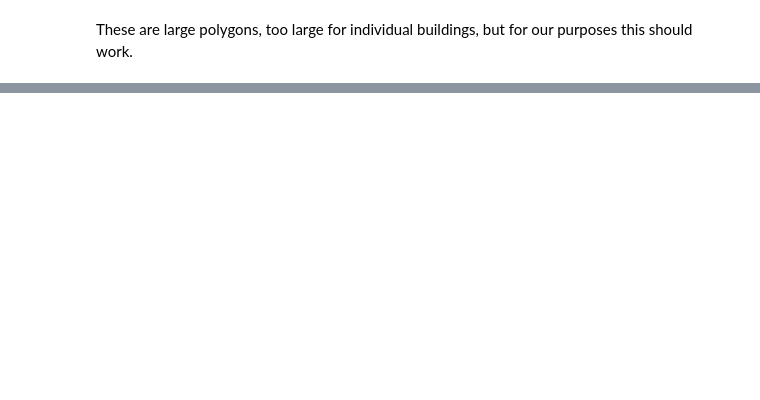
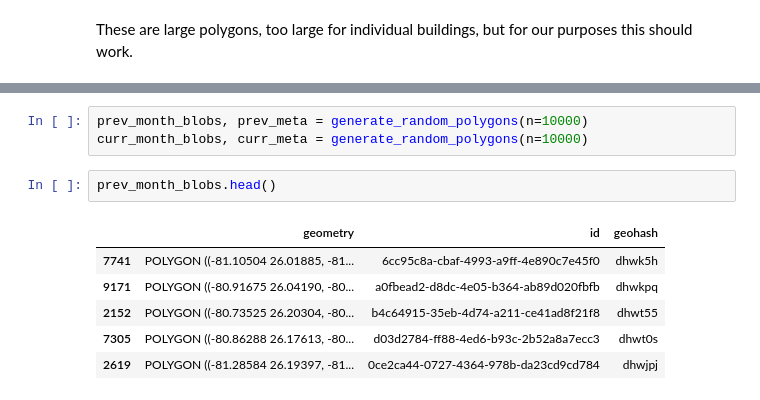
Before and after one commit to sralter/matching_optimization, a Jupyter notebook: conus_administrative_info.ipynb, the cells around one changed output, grey strips where cells are left out. Drawn from its saved outputs; the diff is of its cells as text; blank space fills up the shorter version.

```diff
--- a/conus_administrative_info.ipynb
+++ b/conus_administrative_info.ipynb
@@ -84,0 +192,12 @@ These are large polygons, too large for individual buildings, but for our purpos
+# %%
+prev_month_blobs, prev_meta = generate_random_polygons(n=10000)
+curr_month_blobs, curr_meta = generate_random_polygons(n=10000)
+# %%
+prev_month_blobs.head()
+# %% [output]
+|  | geometry | id | geohash |
+| 7741 | POLYGON ((-81.10504 26.01885, -81... | 6cc95c8a-cbaf-4993-a9ff-4e890c7e45f0 | dhwk5h |
+| 9171 | POLYGON ((-80.91675 26.04190, -80... | a0fbead2-d8dc-4e05-b364-ab89d020fbfb | dhwkpq |
+| 2152 | POLYGON ((-80.73525 26.20304, -80... | b4c64915-35eb-4d74-a211-ce41ad8f21f8 | dhwt55 |
+| 7305 | POLYGON ((-80.86288 26.17613, -80... | d03d2784-ff88-4ed6-b93c-2b52a8a7ecc3 | dhwt0s |
+| 2619 | POLYGON ((-81.28584 26.19397, -81... | 0ce2ca44-0727-4364-978b-da23cd9cd784 | dhwjpj |
```
Also changed, not shown: parts of 8 cells of this notebook, 3 other files.
